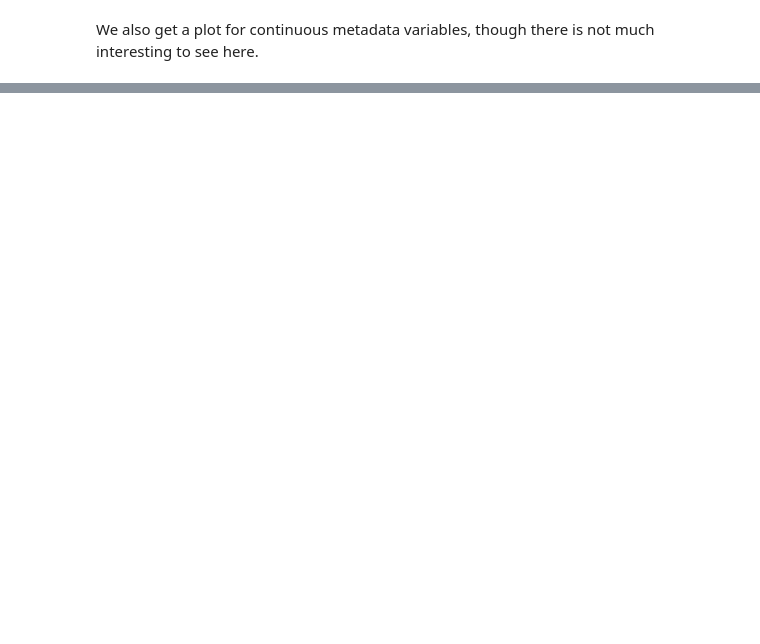
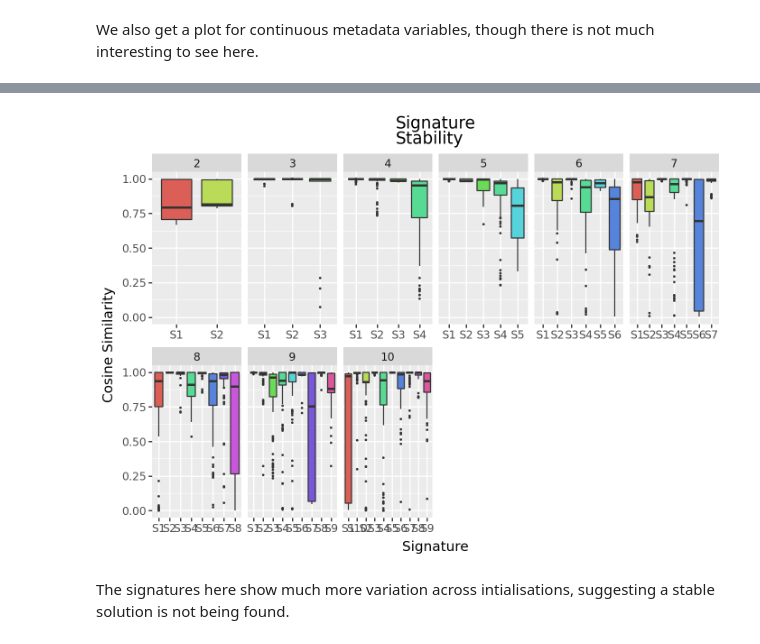
Before and after one commit to apduncan/cvanmf, a Jupyter notebook: docs/cell_example.ipynb, the cells around one changed output, grey strips where cells are left out. Cells and saved outputs as stored; diff of their text form; code cells hidden in the pictures; blank space fills up the shorter version.

```diff
--- a/docs/cell_example.ipynb
+++ b/docs/cell_example.ipynb
@@ -243,0 +275,34 @@ cont + pn.theme(figure_size=(6, 6))
+# %%
+decomps_multi = denovo.decompositions(
+    x=composition,
+    ranks=range(2, 11),
+    # Suitable alpha hasn't been selected for all ranks, so set to 0
+    alpha=0.0,
+    l1_ratio=1.0,
+    seed=4298,
+    # We want to retain all our decompositions so we can compare them
+    top_n=101,
+    # We choose 101 so we can take the best, and compare it to 100 others
+    random_starts=101,
+    progress_bar=False
+)
+# %%
+sig_stability_multi = stability.signature_stability(
+    decomps_multi
+)
+plt_stability_multi = (
+    stability.plot_signature_stability(
+        sig_stability_multi,
+        geom_boxplot=dict(outlier_size=0.1),
+        geom_line=True
+    ) +
+    pn.ggtitle("Signature\nStability") +
+    pn.theme(figure_size=(7, 5)) +
+    pn.guides(fill="none") +
+    pn.facet_wrap(facets="k", ncol=6, scales="free_x")
+)
+plt_stability_multi
+# %% [output]
+[figure, added]
+# %% [markdown]
+The signatures here show much more variation across intialisations, suggesting a stable solution is not being found.
```
Also changed, not shown: parts of 18 cells of this notebook, 8 other files.
